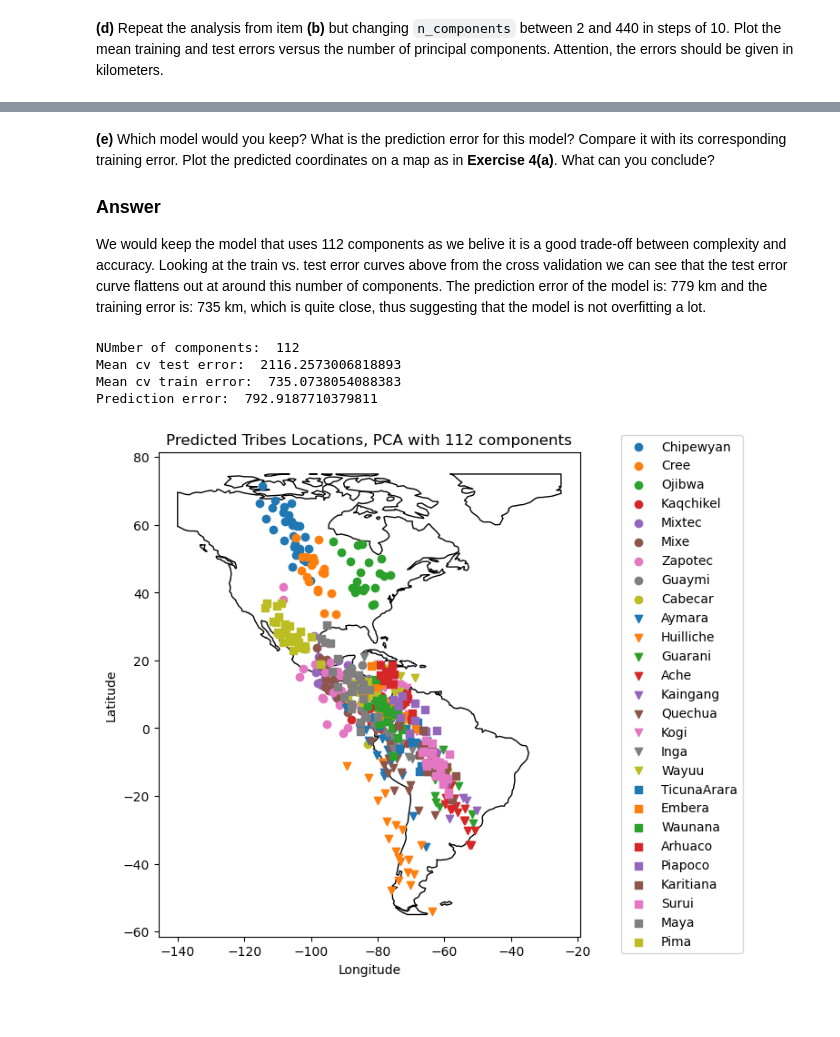
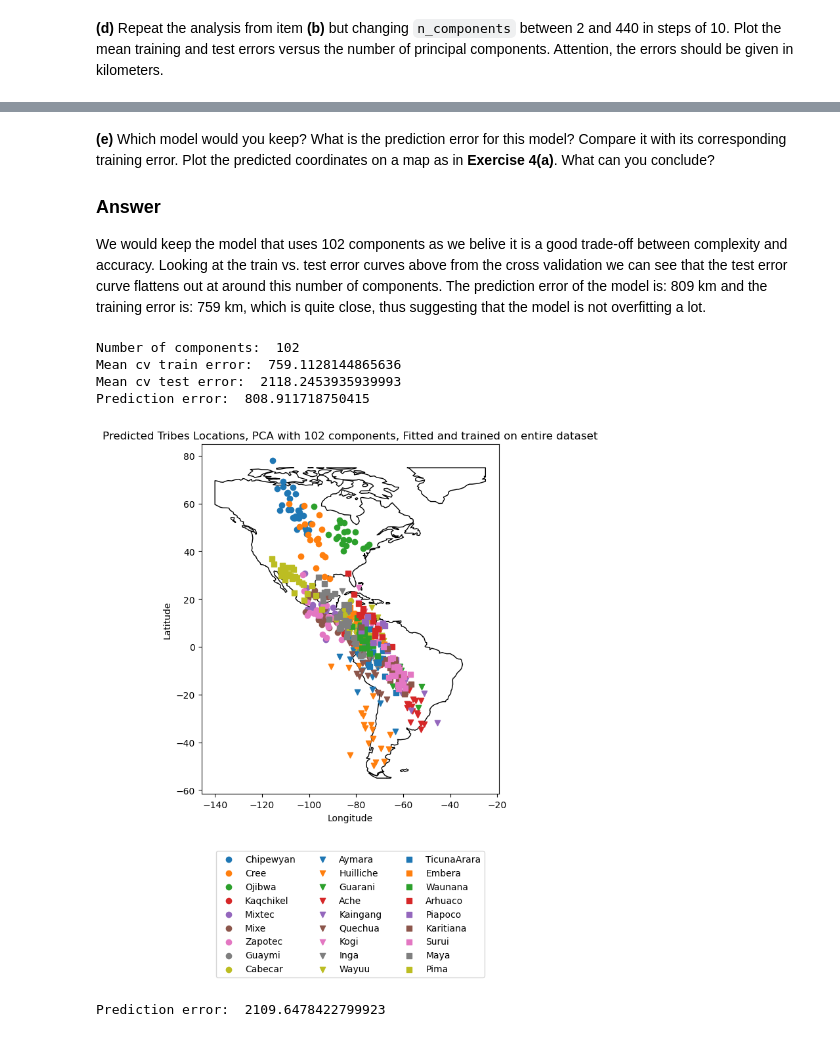
Before and after one commit to MC0117/SLA-labs, a Jupyter notebook: TP2/TP2.ipynb, the cells around one changed output, grey strips where cells are left out. Saved outputs shown, nothing was run; the diff lists cells and outputs as text; code cells hidden in the pictures.

```diff
--- a/TP2/TP2.ipynb
+++ b/TP2/TP2.ipynb
@@ -500,7 +502,7 @@ for n_components in range(2,440,10):
         PCA(n_components=n_components),
         LinearRegression()
     )
-    score = cross_validate(pipe, X, y, groups=df['Pop'].values, cv=cv, scoring=scorer, return_train_score=True, return_estimator=True)
+    score = cross_validate(pipe, X, y, groups=tribes, cv=cv, scoring=scorer, return_train_score=True, return_estimator=True)
     train_scores.append(score['train_score'].mean())
     test_scores.append(score['test_score'].mean())
     num_c.append(n_components)
@@ -528,20 +546,23 @@ dict_keys(['fit_time', 'score_time', 'test_score', 'train_score'])
 **(e)** Which model would you keep? What is the prediction error for this model? Compare it with its corresponding training error. Plot the predicted coordinates on a map as in **Exercise 4(a)**. What can you conclude?
 
 ### Answer
-We would keep the model that uses 112 components as we belive it is a good trade-off between complexity and accuracy. Looking at the train vs. test error curves above from the cross validation we can see that the test error curve flattens out at around this number of components. The prediction error of the model is: 779 km and the training error is: 735 km, which is quite close, thus suggesting that the model is not overfitting a lot.
+We would keep the model that uses 102 components as we belive it is a good trade-off between complexity and accuracy. Looking at the train vs. test error curves above from the cross validation we can see that the test error curve flattens out at around this number of components. The prediction error of the model is: 809 km and the training error is: 759 km, which is quite close, thus suggesting that the model is not overfitting a lot.
 # %%
-print('Number of components: ', num_c[11])
-print('Mean cv test error: ', test_scores[11])
+from sklearn.model_selection import cross_val_predict
+
+print('Number of components: ', num_c[10])
+print('Mean cv train error: ', train_scores[10])
+print('Mean cv test error: ', test_scores[10])
+
 
 pipe = make_pipeline(
         StandardScaler(),
-        PCA(n_components=112),
+        PCA(n_components=102),
         LinearRegression()
     )
 pipe.fit(X, y)
 pred_coords = pipe.predict(X)
 
-print('Mean cv train error: ', train_scores[11])
 print('Prediction error: ', mean_dist_error(pred_coords, y))
 
 world = gpd.read_file(geodatasets.get_path('naturalearth.land'))
@@ -554,38 +575,81 @@ for i, tribe in enumerate(gdf['Pop'].unique()): #loop over the unique tribe name
     mask = df['Pop'] == tribe #boolean mask for the current tribe
     curr_coords = pred_coords[mask]
     ax.scatter(curr_coords[:, 1], curr_coords[:, 0],
                marker=marker_list[i//9],
                color=colors_list[i%9], label=tribe) # plots a marker for the tribe with marker type and color decided by the order of which we loop over the tribes, adds tribe label
-ax.legend(loc='center right', bbox_to_anchor=(1.4, 0.5))
-ax.set_title('Predicted Tribes Locations, PCA with 112 components')
+plt.legend(
+    loc="upper center",
+    bbox_to_anchor=(0.5, -0.15),
+    ncol=3
+)
+ax.set_title('Predicted Tribes Locations, PCA with 102 components, Fitted and trained on entire dataset')
+ax.set_xlabel('Longitude')
+ax.set_ylabel('Latitude')
+plt.show()
+
+
+pipe = make_pipeline(
+        StandardScaler(),
+        PCA(n_components=102),
+        LinearRegression()
+    )
+cv = GroupKFold(n_splits=10)
+pred_coords = cross_val_predict(pipe, X, y, cv=cv, groups=tribes)
+
+
+print('Prediction error: ', mean_dist_error(pred_coords, y))
+
+world = gpd.read_file(geodatasets.get_path('naturalearth.land'))
+fig, ax = plt.subplots(figsize=(8.0, 6.5))
+plt.subplots_adjust(left=0.0, right=0.90, bottom=0.10, top=0.92)
+world.clip([-140, -55, -25, 75]).plot(ax=ax, color='white', edgecolor='black') #bounds the map [min long, min lat, max long, max lat]
+marker_list = ['o', 'v', 's'] #list of three types of markers
+colors_list = [f'C{i}' for i in range(9)] #create a list of 9 colors
+for i, tribe in enumerate(gdf['Pop'].unique()): #loop over the unique tribe names
+    mask = df['Pop'] == tribe #boolean mask for the current tribe
+    curr_coords = pred_coords[mask]
+    ax.scatter(curr_coords[:, 1], curr_coords[:, 0],
+               marker=marker_list[i//9],
+               color=colors_list[i%9], label=tribe) # plots a marker for the tribe with marker type and color decided by the order of which we loop over the tribes, adds tribe label
+plt.legend(
+    loc="upper center",
+    bbox_to_anchor=(0.5, -0.15),
+    ncol=3
+)
+ax.set_title('Predicted Tribes Locations, PCA with 102 components, using cross_val_predict')
 ax.set_xlabel('Longitude')
 ax.set_ylabel('Latitude')
 plt.show()
 
 
 # Create a GeoDataFrame
 gdf = gpd.GeoDataFrame(df, geometry=gpd.points_from_xy(longitude, latitude)) #creates a geo df from our original df
 
 # Plotting
 world = gpd.read_file(geodatasets.get_path('naturalearth.land'))
 fig, ax = plt.subplots(figsize=(8.0, 6.5))
 plt.subplots_adjust(left=0.0, right=0.90, bottom=0.10, top=0.92)
 world.clip([-140, -55, -25, 75]).plot(ax=ax, color='white', edgecolor='black') #bounds the map [min long, min lat, max long, max lat]
 marker_list = ['o', 'v', 's'] #list of three types of markers
 colors_list = [f'C{i}' for i in range(9)] #create a list of 9 colors
 for i, tribe in enumerate(gdf['Pop'].unique()): #loop over the unique tribe names
     members_tribe = gdf[gdf['Pop'] == tribe] #df filtered on the current tribe
     ax.scatter(members_tribe['long'], members_tribe['lat'],
                marker=marker_list[i//9],
                color=colors_list[i%9], label=tribe) # plots a marker for the tribe with marker type and color decided by the order of which we loop over the tribes, adds tribe label
-ax.legend(loc='center right', bbox_to_anchor=(1.4, 0.5))
+plt.legend(
+    loc="upper center",
+    bbox_to_anchor=(0.5, -0.15),
+    ncol=3
+)
 ax.set_title('Tribes Locations')
 ax.set_xlabel('Longitude')
 ax.set_ylabel('Latitude')
 fig.show()
 # %% [output]
-NUmber of components:  112
-Mean cv test error:  2116.2573006818893
-Mean cv train error:  735.0738054088383
-Prediction error:  792.9187710379811
+Number of components:  102
+Mean cv train error:  759.1128144865636
+Mean cv test error:  2118.2453935939993
+Prediction error:  808.911718750415
-[figure, old version]
+[figure, new version]
+Prediction error:  2109.6478422799923
```
Also changed, not shown: parts of 7 cells of this notebook.
